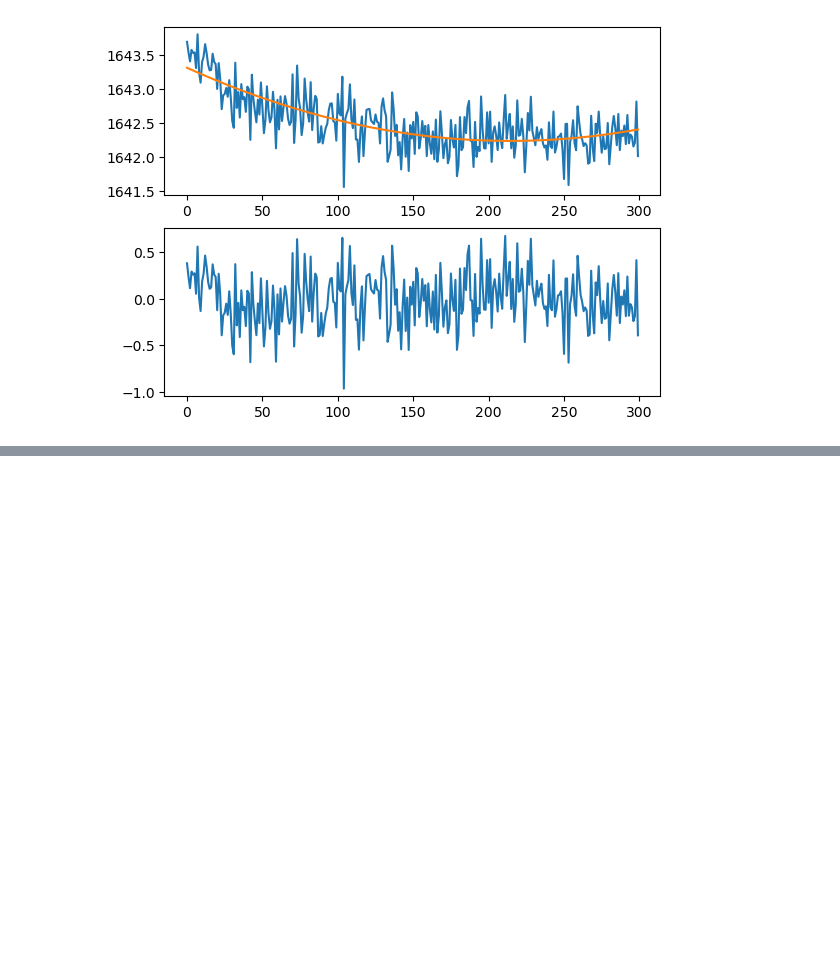
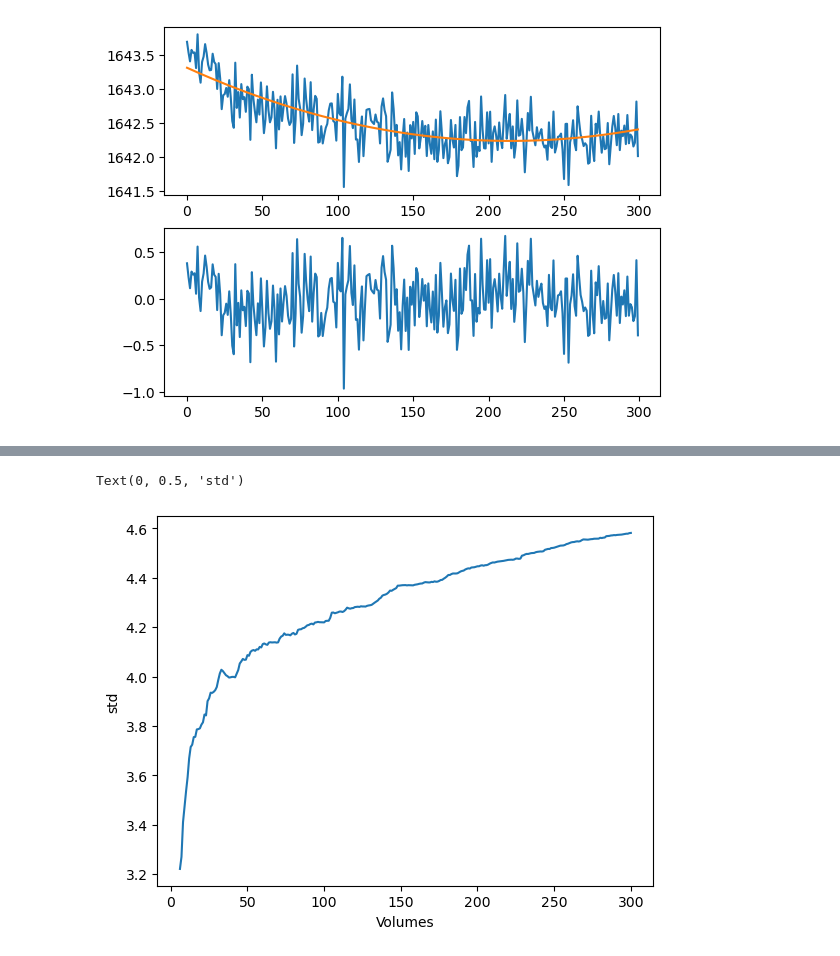
Before and after one commit to cjohnevans/MriQc, a Jupyter notebook: qc/fmriqc_snr_by_vol_check.ipynb, the cells around one changed output, grey strips where cells are left out. Cells and saved outputs as stored; diff of their text form; code cells hidden in the pictures; blank space fills up the shorter version.

```diff
--- a/qc/fmriqc_snr_by_vol_check.ipynb
+++ b/qc/fmriqc_snr_by_vol_check.ipynb
@@ -66,3 +90,12 @@ ax.set_ylabel('Estimated SFNR')
+# %%
+fig=plt.figure()
+ax=fig.subplots()
+ax.plot(v,std)
+ax.set_xlabel('Volumes')
+ax.set_ylabel('std')
+# %% [output]
+Text(0, 0.5, 'std')
+[figure, added]
 # %%
 second_run=mriqc.FmriQc(nii_path,nii_file2,in_vivo=False)
 # %%
```
Also changed, not shown: parts of 10 cells of this notebook, 2 other files.
